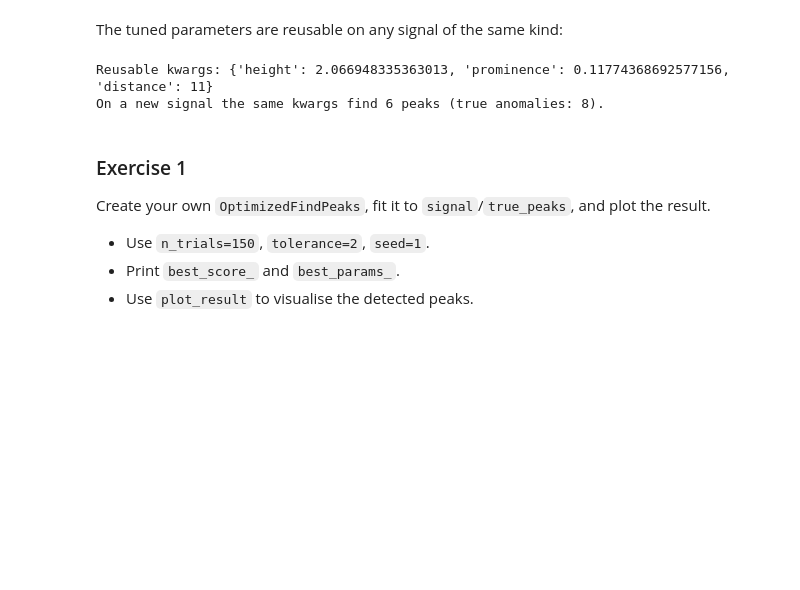
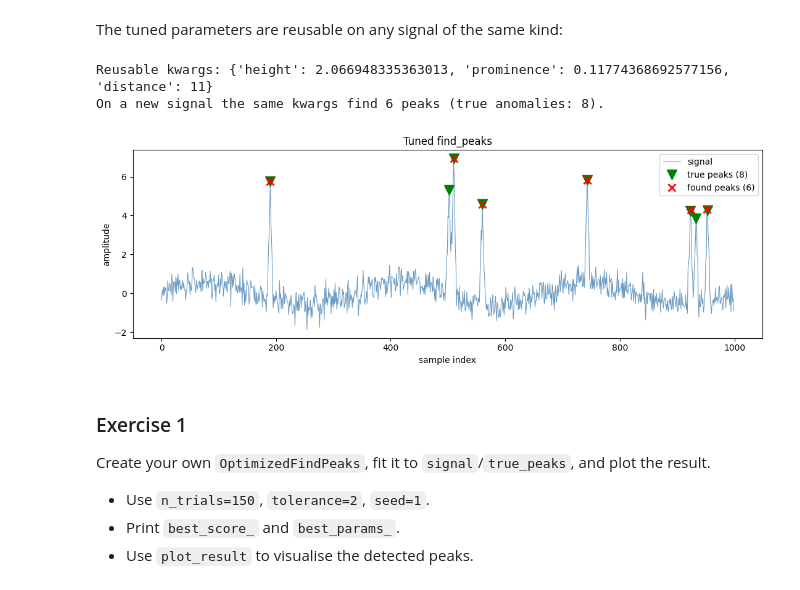
Before and after one commit to intensivedatacomp/WignerCamp2026, a Jupyter notebook: AnomalyDetectionCalculations/optimized_find_peaks_solution.ipynb, the cells around one changed output. Saved outputs shown, nothing was run; the diff lists cells and outputs as text; code cells hidden in the pictures; blank space fills up the shorter version.

Commit message:
Update optimized_find_peaks tutorial

```diff
--- a/AnomalyDetectionCalculations/optimized_find_peaks_solution.ipynb
+++ b/AnomalyDetectionCalculations/optimized_find_peaks_solution.ipynb
@@ -144,15 +144,17 @@ The tuned parameters are reusable on any signal of the same kind:
 # %%
 kwargs = opt.find_peaks_kwargs()
 print("Reusable kwargs:", kwargs)
 
 # Apply them directly with plain scipy on a freshly generated signal.
 new_signal, new_true = make_anomaly_signal(seed=99)
 peaks_new, _ = find_peaks(new_signal, **kwargs)
 print(f"On a new signal the same kwargs find {peaks_new.size} peaks "
       f"(true anomalies: {new_true.size}).")
+plot_result(new_signal, new_true, peaks_new, f"Tuned find_peaks")
 # %% [output]
 Reusable kwargs: {'height': 2.066948335363013, 'prominence': 0.11774368692577156, 'distance': 11}
 On a new signal the same kwargs find 6 peaks (true anomalies: 8).
+[figure, added]
 # %% [markdown]
 ### Exercise 1
 
```
Also changed, not shown: parts of 2 cells of this notebook, 1 other file.
